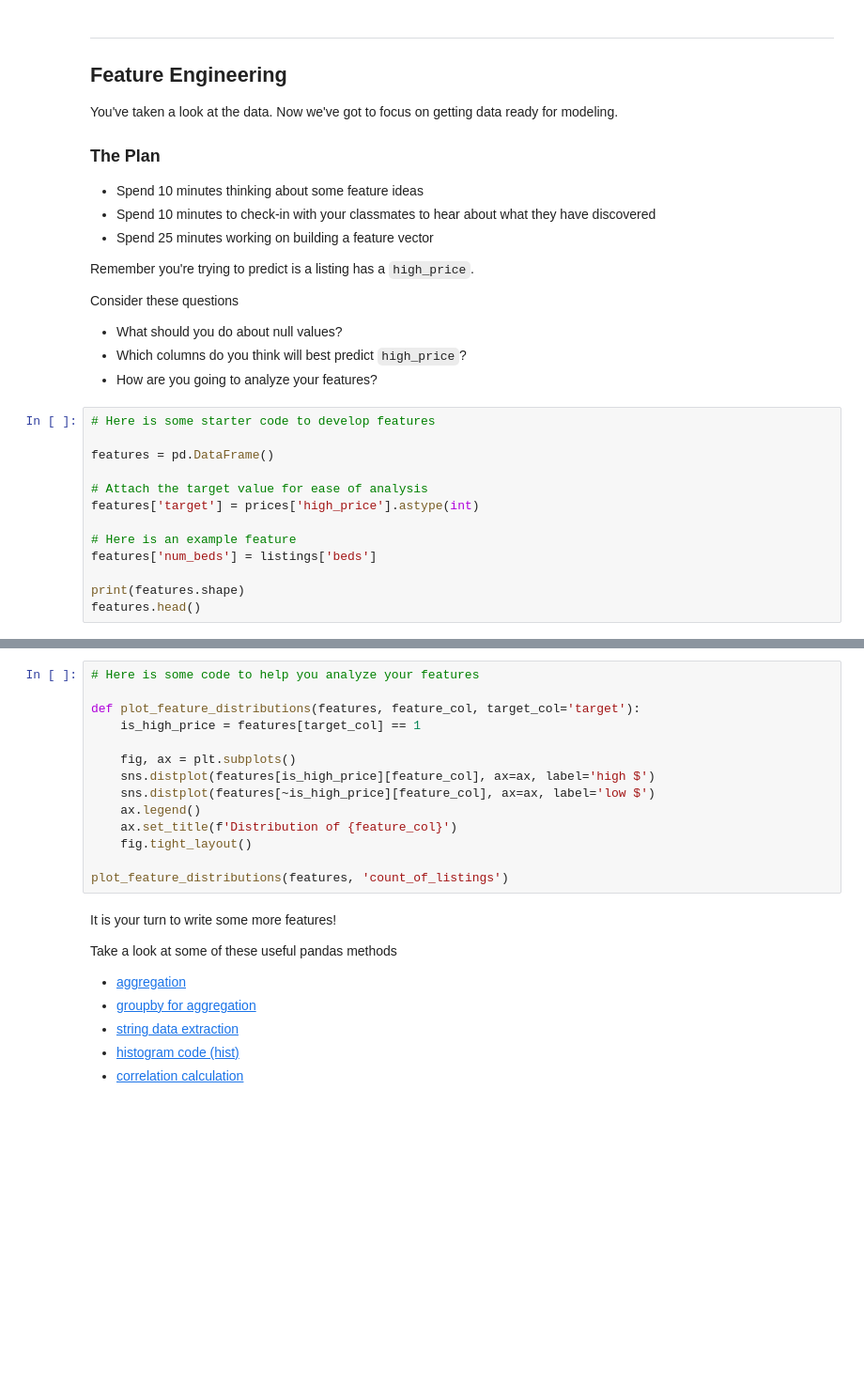
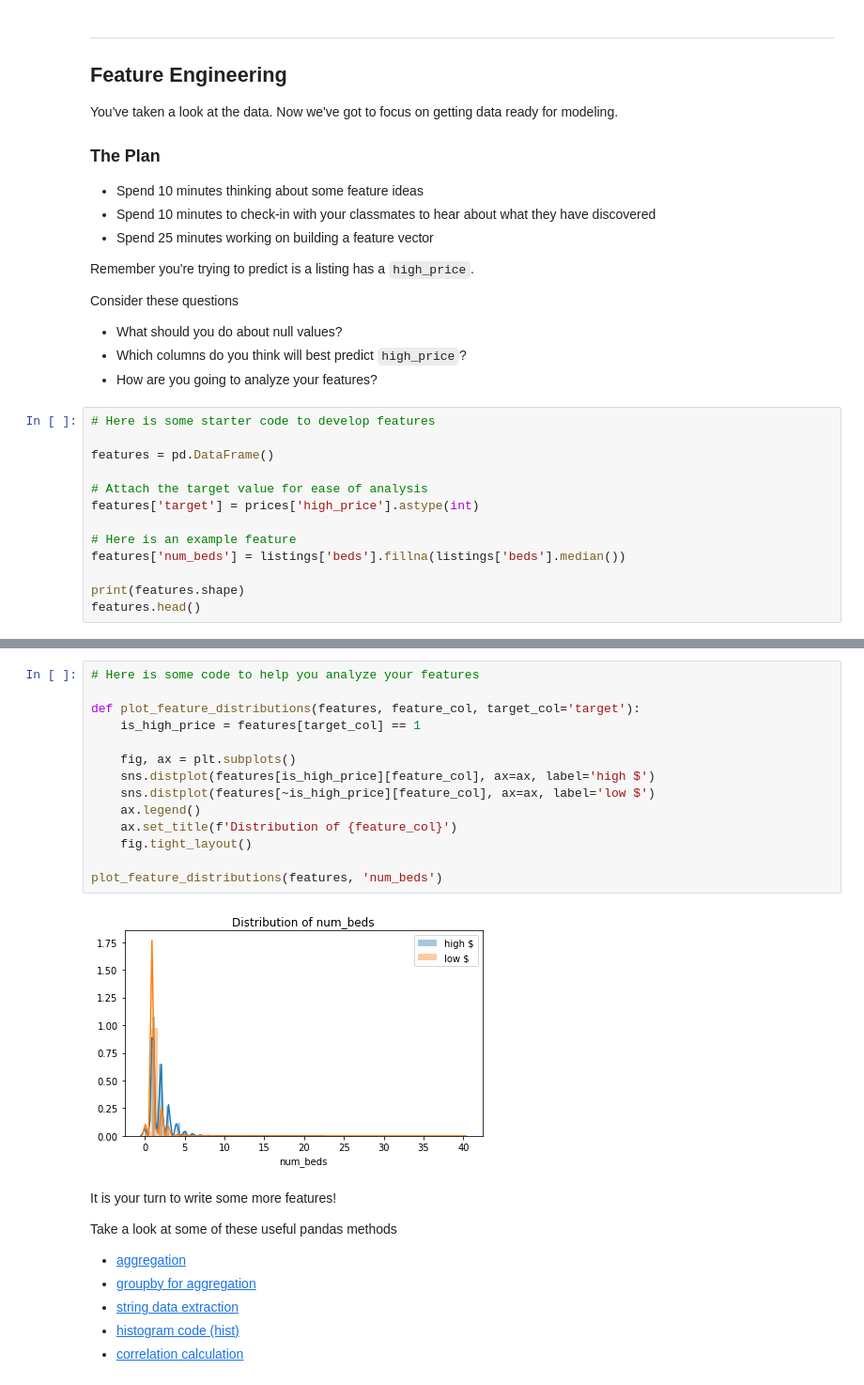
Before and after one commit to sbarton272/usf_econ_622_feature_engineering, a Jupyter notebook: starter_notebook.ipynb, the cells around one changed output, grey strips where cells are left out. Shown at 94% size. Saved outputs shown, nothing was run; the diff lists cells and outputs as text; blank space fills up the shorter version.

```diff
--- a/starter_notebook.ipynb
+++ b/starter_notebook.ipynb
@@ -126,7 +163,7 @@ features = pd.DataFrame()
 features['target'] = prices['high_price'].astype(int)
 
 # Here is an example feature
-features['num_beds'] = listings['beds']
+features['num_beds'] = listings['beds'].fillna(listings['beds'].median())
 
 print(features.shape)
 features.head()
@@ -133,17 +179,19 @@ features.head()
 # %%
 # Here is some code to help you analyze your features
 
 def plot_feature_distributions(features, feature_col, target_col='target'):
     is_high_price = features[target_col] == 1
 
     fig, ax = plt.subplots()
     sns.distplot(features[is_high_price][feature_col], ax=ax, label='high $')
     sns.distplot(features[~is_high_price][feature_col], ax=ax, label='low $')
     ax.legend()
     ax.set_title(f'Distribution of {feature_col}')
     fig.tight_layout()
 
-plot_feature_distributions(features, 'count_of_listings')
+plot_feature_distributions(features, 'num_beds')
+# %% [output]
+[figure, added]
 # %% [markdown]
 It is your turn to write some more features!
 
```
Also changed, not shown: parts of 16 cells of this notebook.
